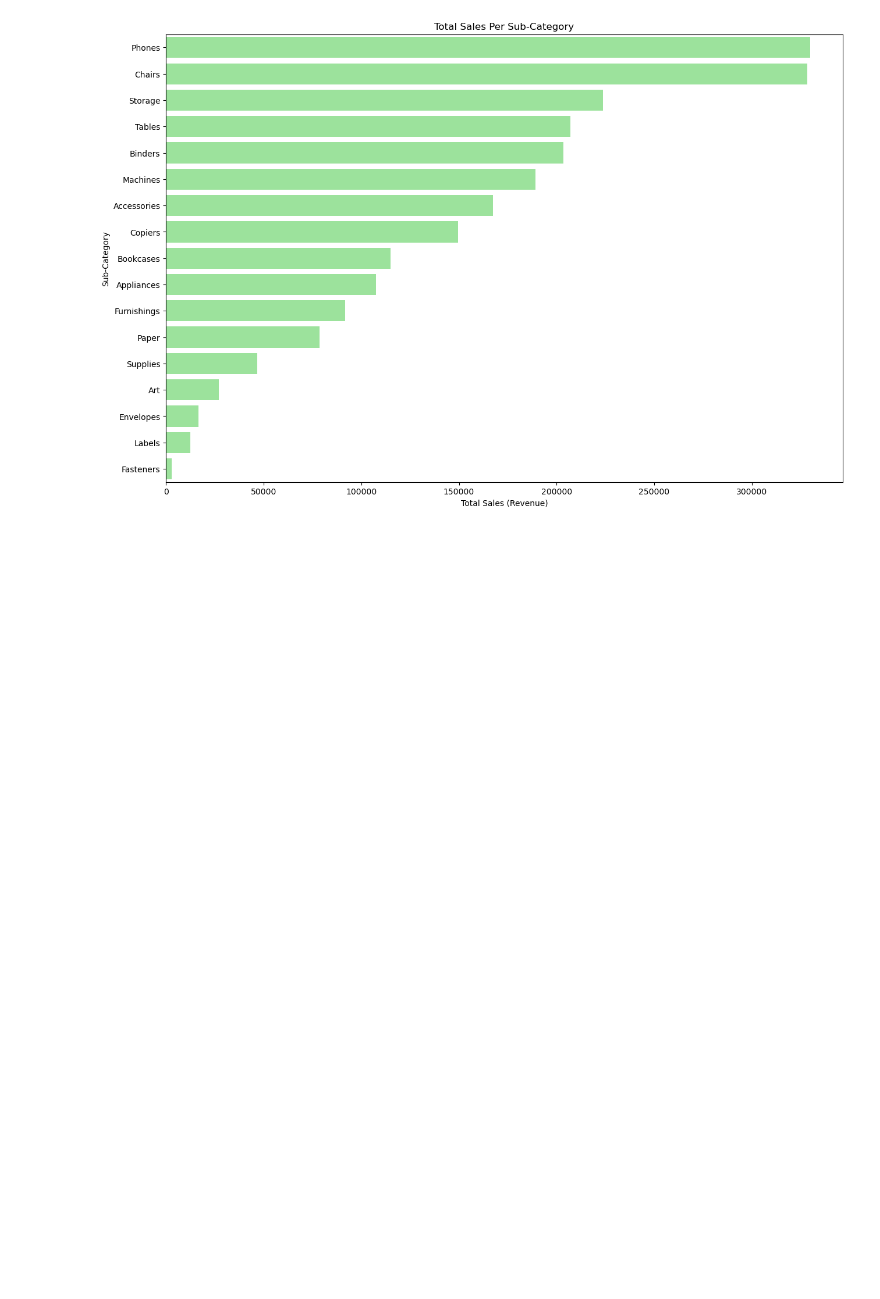
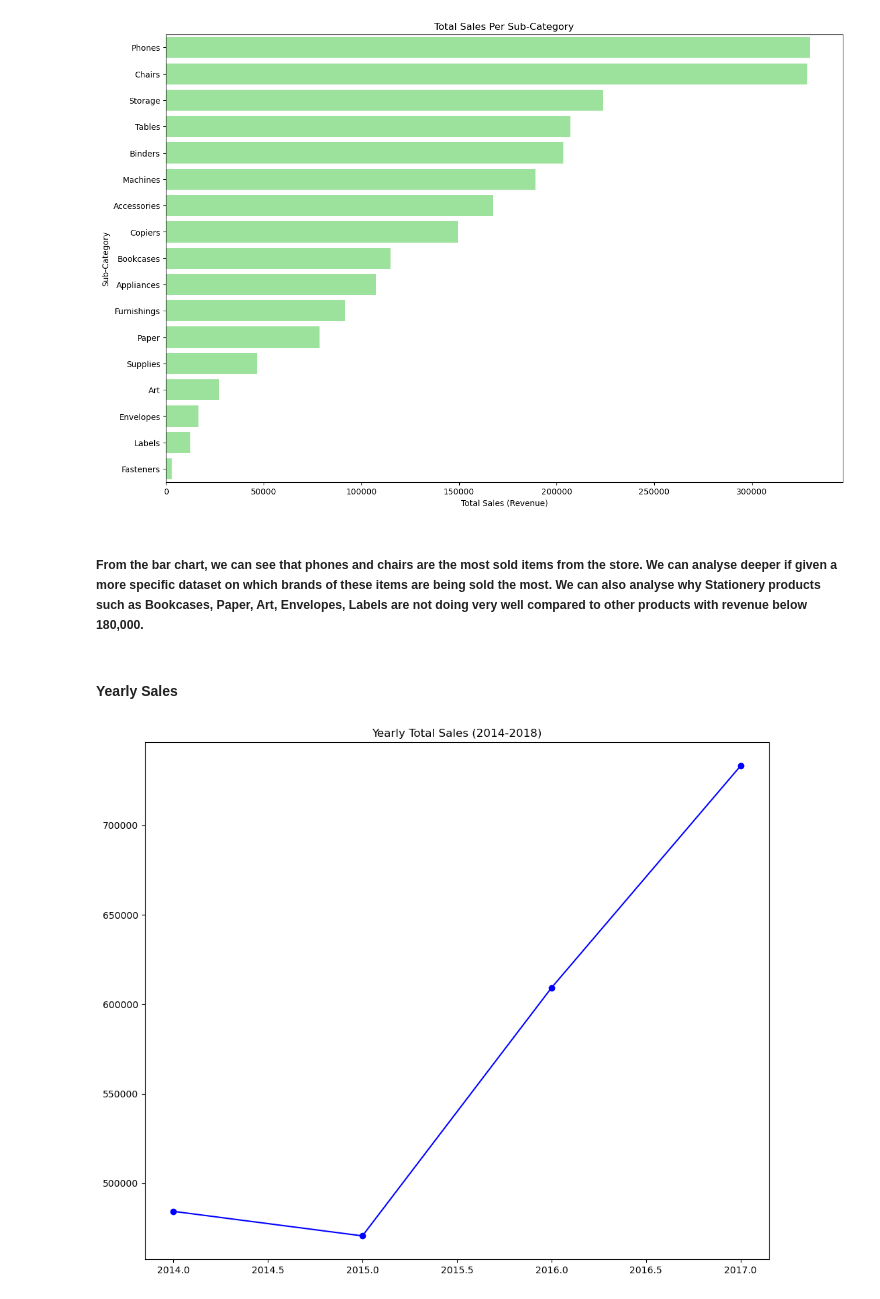
Before and after one commit to TAgKyaw/Superstore_analysis, a Jupyter notebook: superstore_analysis.ipynb, the cells around one changed output. Cells and saved outputs as stored; diff of their text form; code cells hidden in the pictures; blank space fills up the shorter version.

```diff
--- a/superstore_analysis.ipynb
+++ b/superstore_analysis.ipynb
@@ -392,3 +392,19 @@ plt.xlabel("Total Sales (Revenue)")
 plt.show()
 # %% [output]
 [figure]
+# %% [markdown]
+#####  From the bar chart, we can see that phones and chairs are the most sold items from the store. We can analyse deeper if given a more specific dataset on which brands of these items are being sold the most. We can also analyse why Stationery products such as Bookcases, Paper, Art, Envelopes, Labels are not doing very well compared to other products with revenue below 180,000.
+# %% [markdown]
+#### Yearly Sales
+# %%
+store_data['Order Date'] = pd.to_datetime(store_data['Order Date'], dayfirst=True)
+# %%
+yearly_sales = store_data.groupby(store_data['Order Date'].dt.year)['Sales'].sum().reset_index()
+yearly_sales.rename(columns={'Order Date':'Year','Sales':'Total Sales'}, inplace=True)
+# %%
+plt.figure(figsize=(12,10))
+plt.plot(yearly_sales['Year'], yearly_sales['Total Sales'], color='blue', marker='o')
+plt.title('Yearly Total Sales (2014-2018)')
+plt.show()
+# %% [output]
+[figure, added]
```
Also changed, not shown: parts of 12 cells of this notebook.
